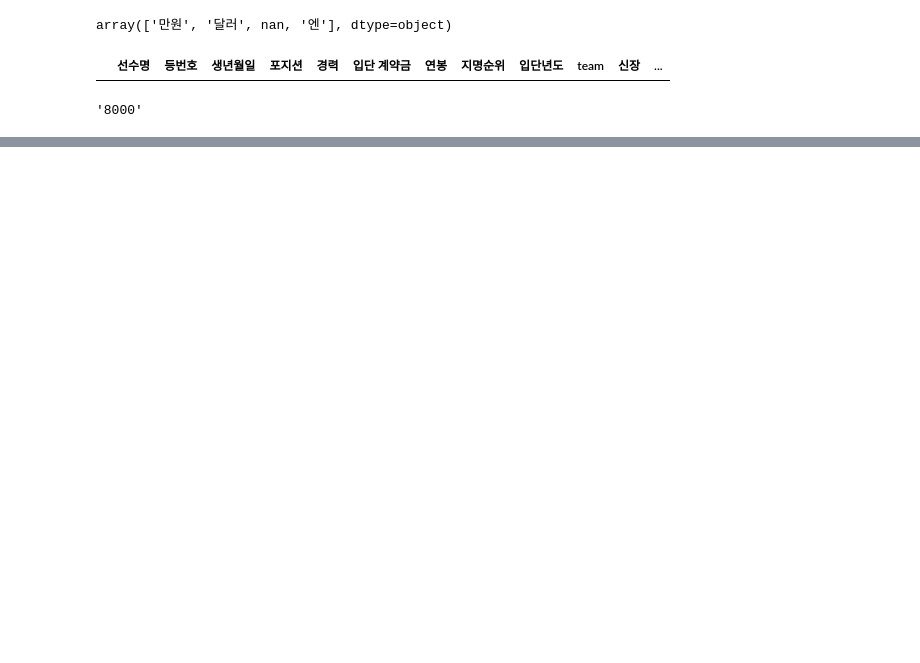
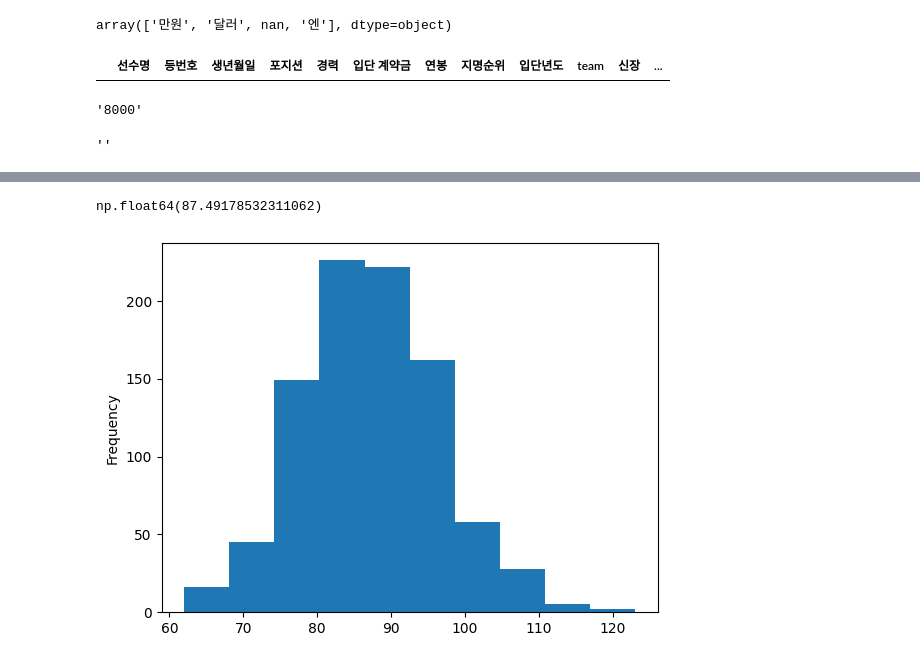
Before and after one commit to i-dongik/pandas-tutorial, a Jupyter notebook: 0.exploring dataframe.ipynb, the cells around one changed output, grey strips where cells are left out. Cells and saved outputs as stored; diff of their text form; code cells hidden in the pictures; blank space fills up the shorter version.

Commit message:
modify visualization notebook

```diff
--- a/0. exploring dataframe.ipynb
+++ b/0.exploring dataframe.ipynb
@@ -170,0 +151,4 @@ Name: 입단 계약금, dtype: object
+# %%
+KBO['입단년도'] = KBO['입단년도'].fillna(0)
+KBO['입단년도'].str.extract(r'^\d{0,2}[a-zA-Z가-힣]+$')
+# KBO['입단년도'].value_counts()
@@ -215,6 +222,13 @@ tmp = re.search(r'[0-9]+', ii)
 tmp.group(0)
 # %% [output]
 '8000'
+# %%
+# tmp = re.search(r'^\d{0,2}[a-zA-Z가-힣]+$', '12키움')
+tmp = re.search(r'^[0-9]+', '12키움')
+tmp = re.search(r'[a-zA-Z가-힣]*$', '0')
+tmp.group(0)
+# %% [output]
+''
 # %%
 KBO['back_number'] = None
 KBO.tail(3)
@@ -223,6 +237,12 @@ KBO.tail(3)
 | 910 | 하영민 | No.50 | 1995년 05월 07일 | 투수(우투우타) | 광주수창초-진흥중-진흥고-히어로즈 | 15000만원 | 8000만원 | 14 넥센 2차 1라운드 4순위 | 14넥센 | 키움 히어로즈 | 183 | ... |
 | 911 | 헤이수스 | No.54 | 1996년 12월 10일 | 투수(좌투좌타) | 베네수엘라 Juanita Hernandez(고) | NaN | 600000달러 | 24 키움 자유선발 | 24키움 | 키움 히어로즈 | 192 | ... |
 | 912 | 후라도 | No.75 | 1996년 01월 30일 | 투수(우투우타) | 파나마 San Judas Tadeo(고) | NaN | 1200000달러 | 23 키움 자유선발 | 23키움 | 키움 히어로즈 | 187 | ... |
+# %%
+KBO['체중'].plot(kind='hist')
+KBO['체중'].mean()
+# %% [output]
+np.float64(87.49178532311062)
+[figure, added]
 # %%
 KBO.to_csv(
     './data/kbo.csv', index=False
```
Also changed, not shown: parts of 3 cells of this notebook, 7 other files.
